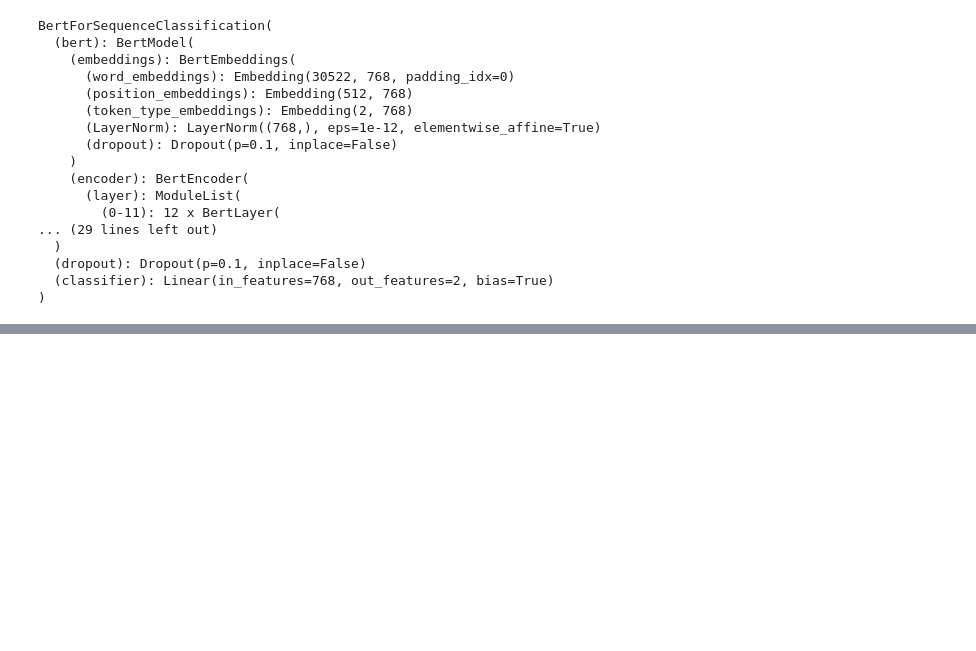
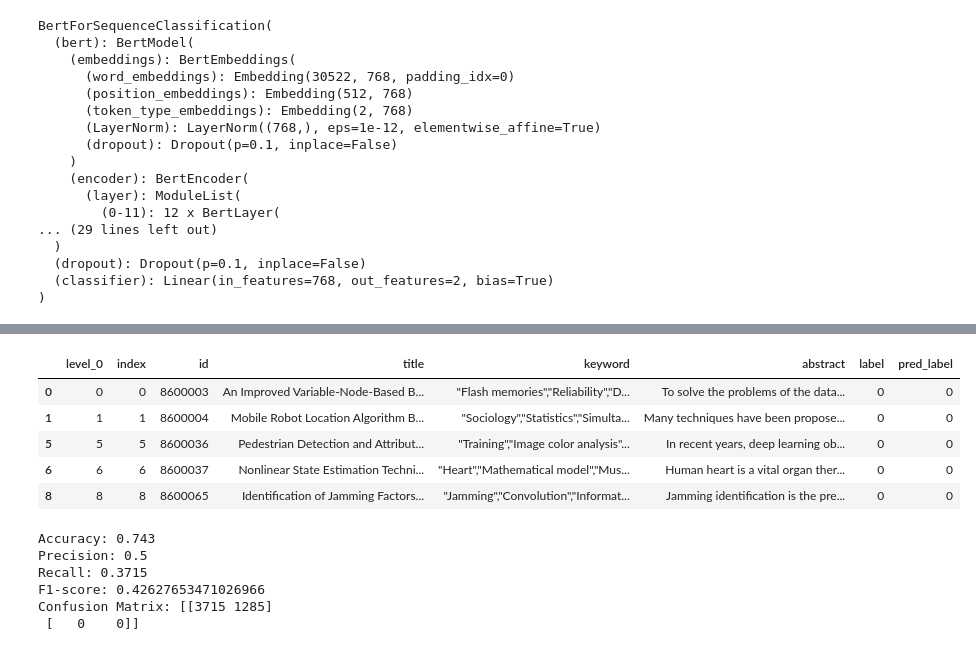
Before and after one commit to dany-xu/AI-Generated-Text-Detection-using-LLM, a Jupyter notebook: models/bert.ipynb, the cells around one changed output, grey strips where cells are left out. Drawn from its saved outputs; the diff is of its cells as text; code cells hidden in the pictures; blank space fills up the shorter version.

```diff
--- a/models/bert.ipynb
+++ b/models/bert.ipynb
@@ -267,11 +338,41 @@ result.to_csv("./drive/MyDrive/ColabNotebooks/llm/bert_result.csv")
+# %%
+with open('./drive/MyDrive/ColabNotebooks/llm/bert.txt', 'r') as file:
+    lines = file.readlines()
+
+result = []
+for line in lines:
+    line = line.strip()
+    parts = line.split(' ')
+    id_, pred_label = parts[0], parts[2][-3]
+    result.append({'index': id_, 'pred_label': pred_label})
+
+result = pd.DataFrame(result)
+data.reset_index(drop=False, inplace=True)
+data['index'] = data['index'].astype(int)
+result['index'] = result['index'].astype(int)
+
+test_concat = pd.merge(data, result, on='index', how='left')
+test_concat.dropna(subset=['pred_label'], inplace=True)
+test_concat['label'] = test_concat['label'].astype(int)
+test_concat['pred_label'] = test_concat['pred_label'].astype(int)
+test_concat.to_csv("./drive/MyDrive/ColabNotebooks/llm/bert_test_result.csv")
+test_concat.head()
+# %% [output]
+|  | level_0 | index | id | title | keyword | abstract | label | pred_label |
+| 0 | 0 | 0 | 8600003 | An Improved Variable-Node-Based B... | "Flash memories","Reliability","D... | To solve the problems of the data... | 0 | 0 |
+| 1 | 1 | 1 | 8600004 | Mobile Robot Location Algorithm B... | "Sociology","Statistics","Simulta... | Many techniques have been propose... | 0 | 0 |
+| 5 | 5 | 5 | 8600036 | Pedestrian Detection and Attribut... | "Training","Image color analysis"... | In recent years, deep learning ob... | 0 | 0 |
+| 6 | 6 | 6 | 8600037 | Nonlinear State Estimation Techni... | "Heart","Mathematical model","Mus... | Human heart is a vital organ ther... | 0 | 0 |
+| 8 | 8 | 8 | 8600065 | Identification of Jamming Factors... | "Jamming","Convolution","Informat... | Jamming identification is the pre... | 0 | 0 |
 # %%
 # measure results
-true_labels = result['true_label'].tolist()
-pred_labels = result['pred_label'].tolist()
+test_concat = pd.read_csv("./drive/MyDrive/ColabNotebooks/llm/bert_test_result.csv", encoding='latin-1')
+true_labels = test_concat['label'].tolist()
+pred_labels = test_concat['pred_label'].tolist()
 accuracy = accuracy_score(true_labels, pred_labels)
-precision = precision_score(true_labels, pred_labels)
-recall = recall_score(true_labels, pred_labels)
-f1 = f1_score(true_labels, pred_labels)
+precision = precision_score(true_labels, pred_labels, average='macro')
+recall = recall_score(true_labels, pred_labels, average='macro')
+f1 = f1_score(true_labels, pred_labels, average='macro')
 conf_matrix = confusion_matrix(true_labels, pred_labels) # confusion matrix
 
 print("Accuracy:", accuracy)
@@ -279,4 +380,10 @@ print("Precision:", precision)
 print("Recall:", recall)
 print("F1-score:", f1)
 print("Confusion Matrix:", conf_matrix)
-print("Among above, unrecognized sample numbers: ", (result['pred_label'] == 2).sum())
+# %% [output]
+Accuracy: 0.743
+Precision: 0.5
+Recall: 0.3715
+F1-score: 0.42627653471026966
+Confusion Matrix: [[3715 1285]
+ [   0    0]]
```
Also changed, not shown: parts of 10 cells of this notebook.
